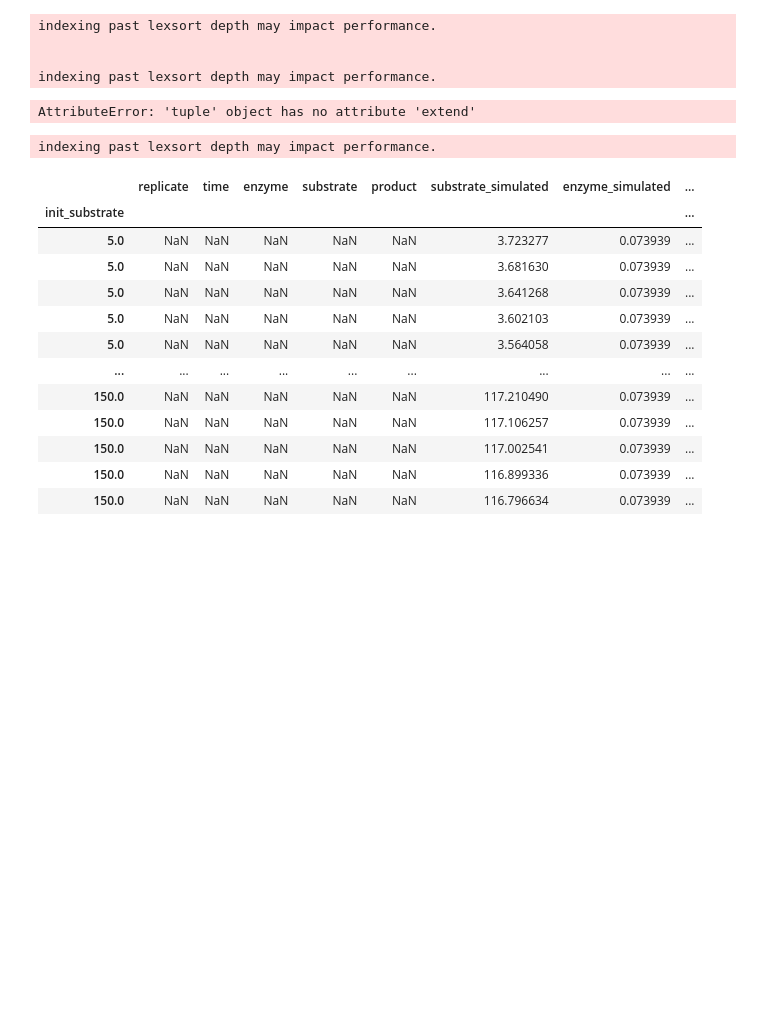
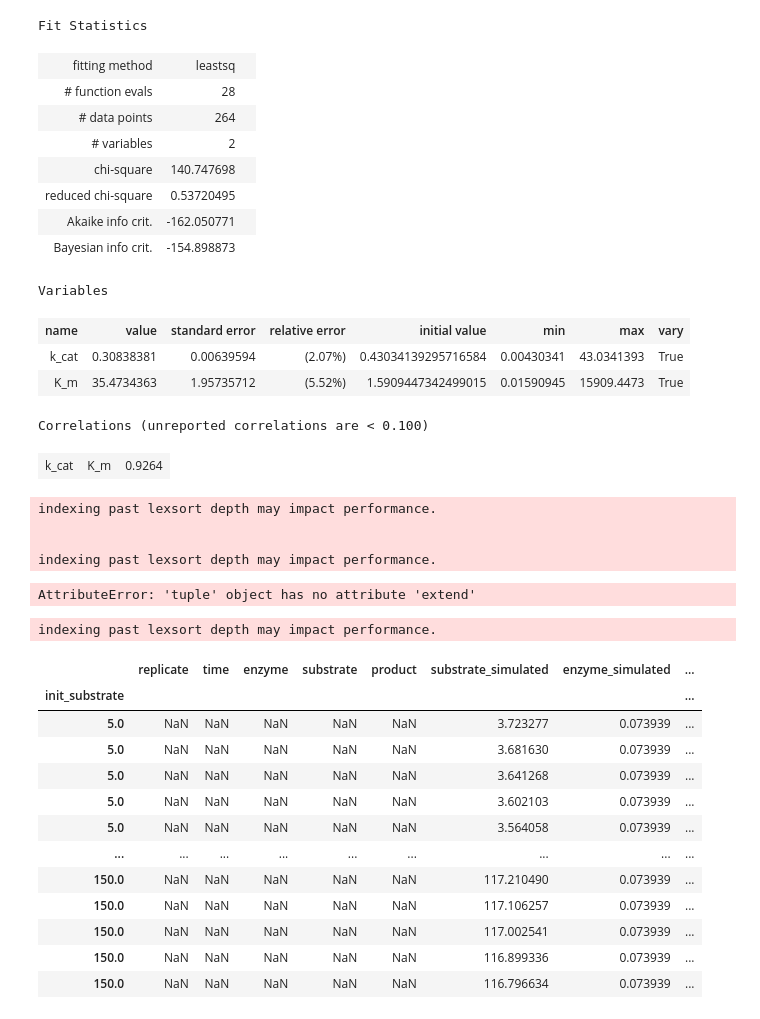
Before and after one commit to FAIRChemistry/EnzymePynetics, a Jupyter notebook: testtest.ipynb, the cells around one changed output. Drawn from its saved outputs; the diff is of its cells as text; code cells hidden in the pictures; blank space fills up the shorter version.

```diff
--- a/testtest.ipynb
+++ b/testtest.ipynb
@@ -45,0 +28,18 @@ Fitting data to:
+# %%
+estimator.models["irreversible Michaelis Menten"]._fit_result
+# %% [output]
+Fit Statistics
+| fitting method | leastsq |  |
+| # function evals | 28 |  |
+| # data points | 264 |  |
+| # variables | 2 |  |
+| chi-square | 140.747698 |  |
+| reduced chi-square | 0.53720495 |  |
+| Akaike info crit. | -162.050771 |  |
+| Bayesian info crit. | -154.898873 |  |
+Variables
+| name | value | standard error | relative error | initial value | min | max | vary |
+| k_cat | 0.30838381 | 0.00639594 | (2.07%) | 0.43034139295716584 | 0.00430341 | 43.0341393 | True |
+| K_m | 35.4734363 | 1.95735712 | (5.52%) | 1.5909447342499015 | 0.01590945 | 15909.4473 | True |
+Correlations (unreported correlations are < 0.100)
+| k_cat | K_m | 0.9264 |
```
Also changed, not shown: parts of 13 cells of this notebook, 5 other files.
